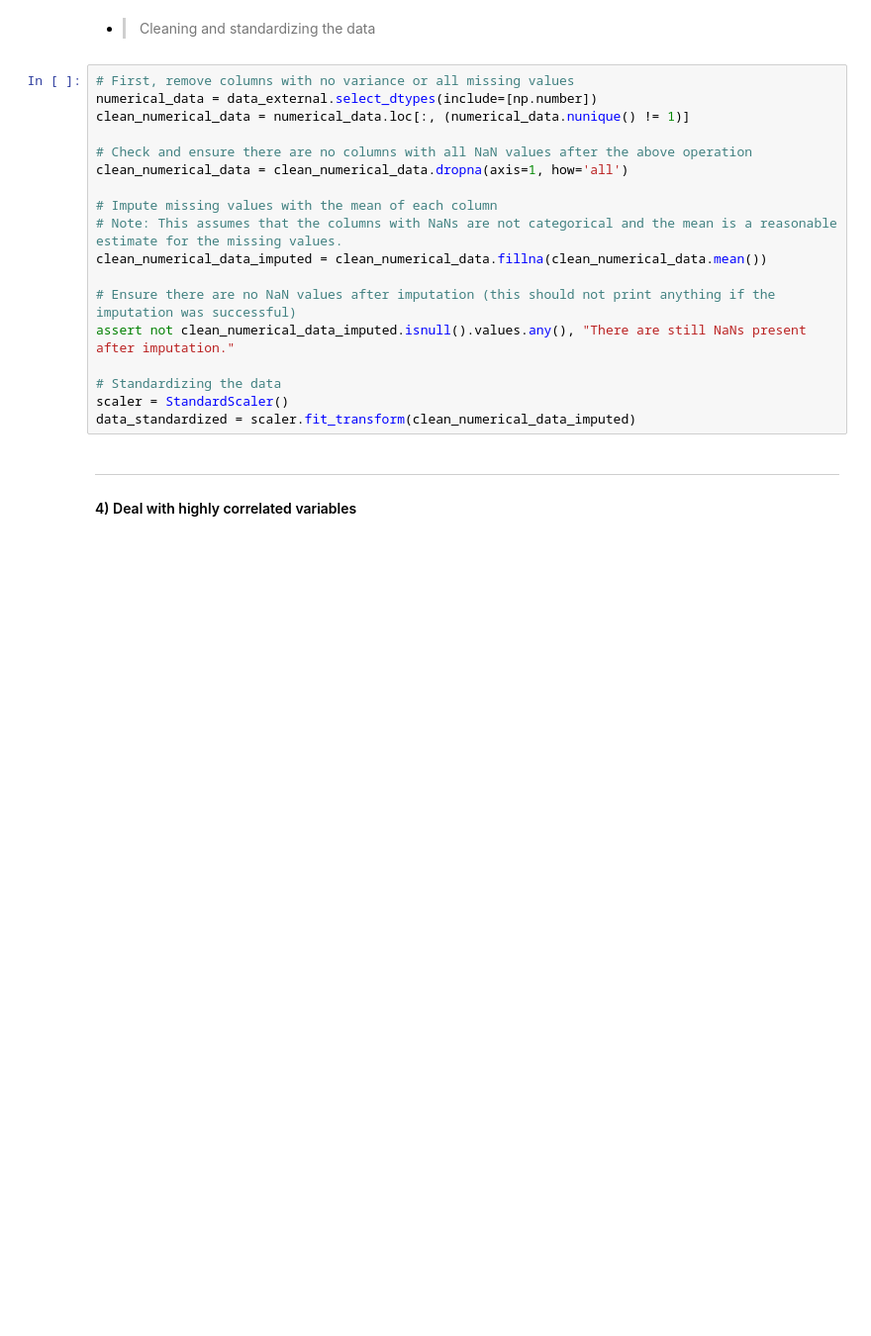
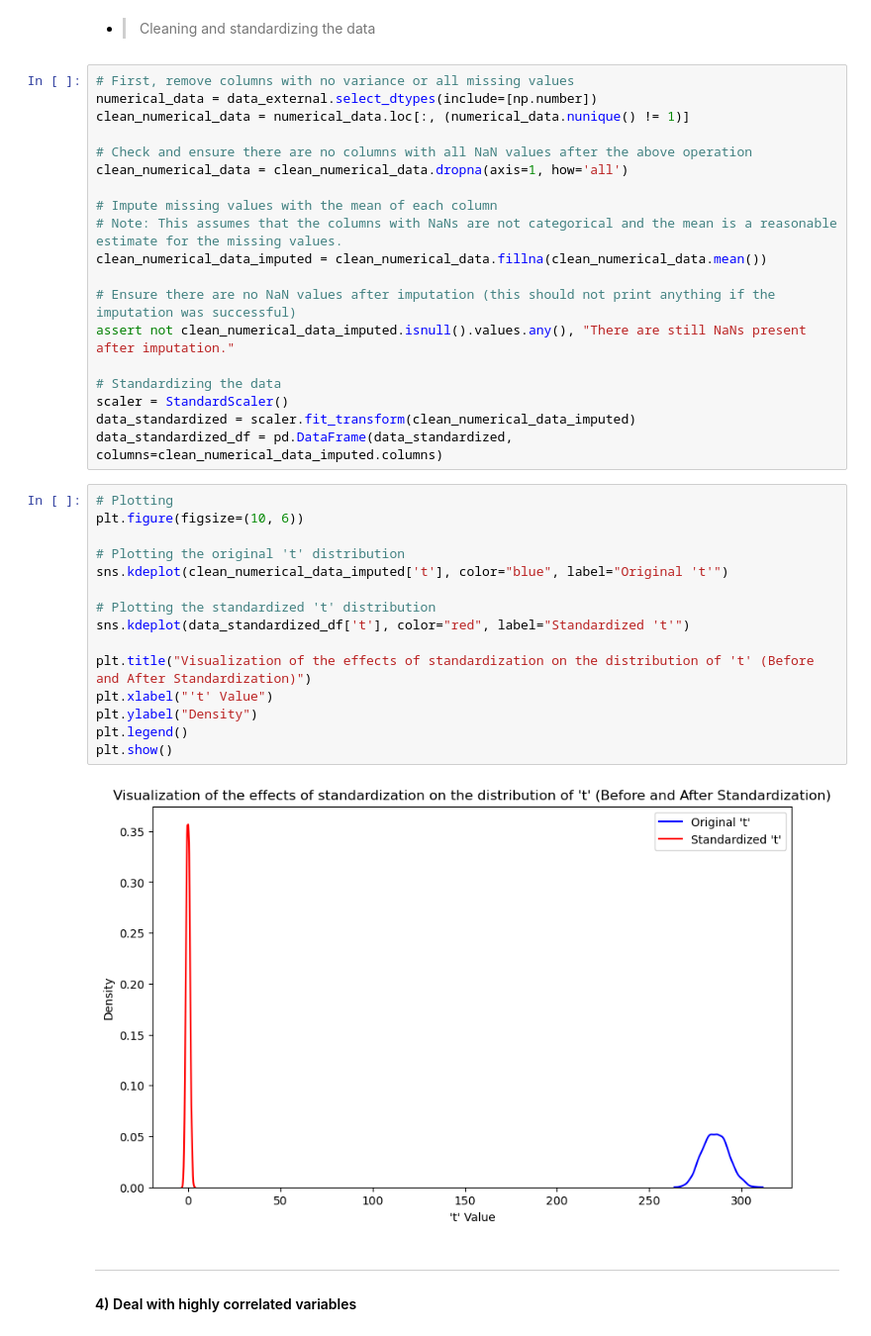
Before and after one commit to schronic/predicting_bike_traffic, a Jupyter notebook: EDA for each dataset/EDA_for_external_dataset.ipynb, the cells around one changed output. Shown at 99% size. Cells and saved outputs as stored; diff of their text form; blank space fills up the shorter version.

```diff
--- a/EDA for each dataset/EDA_for_external_dataset.ipynb
+++ b/EDA for each dataset/EDA_for_external_dataset.ipynb
@@ -195,6 +195,24 @@ assert not clean_numerical_data_imputed.isnull().values.any(), "There are still
 # Standardizing the data
 scaler = StandardScaler()
 data_standardized = scaler.fit_transform(clean_numerical_data_imputed)
+data_standardized_df = pd.DataFrame(data_standardized, columns=clean_numerical_data_imputed.columns)
+# %%
+# Plotting
+plt.figure(figsize=(10, 6))
+
+# Plotting the original 't' distribution
+sns.kdeplot(clean_numerical_data_imputed['t'], color="blue", label="Original 't'")
+
+# Plotting the standardized 't' distribution
+sns.kdeplot(data_standardized_df['t'], color="red", label="Standardized 't'")
+
+plt.title("Visualization of the effects of standardization on the distribution of 't' (Before and After Standardization)")
+plt.xlabel("'t' Value")
+plt.ylabel("Density")
+plt.legend()
+plt.show()
+# %% [output]
+[figure, added]
 # %% [markdown]
 -----------------------------------------------------------------------------------------------
 #### 4) Deal with highly correlated variables
```
Also changed, not shown: 2 other files.
